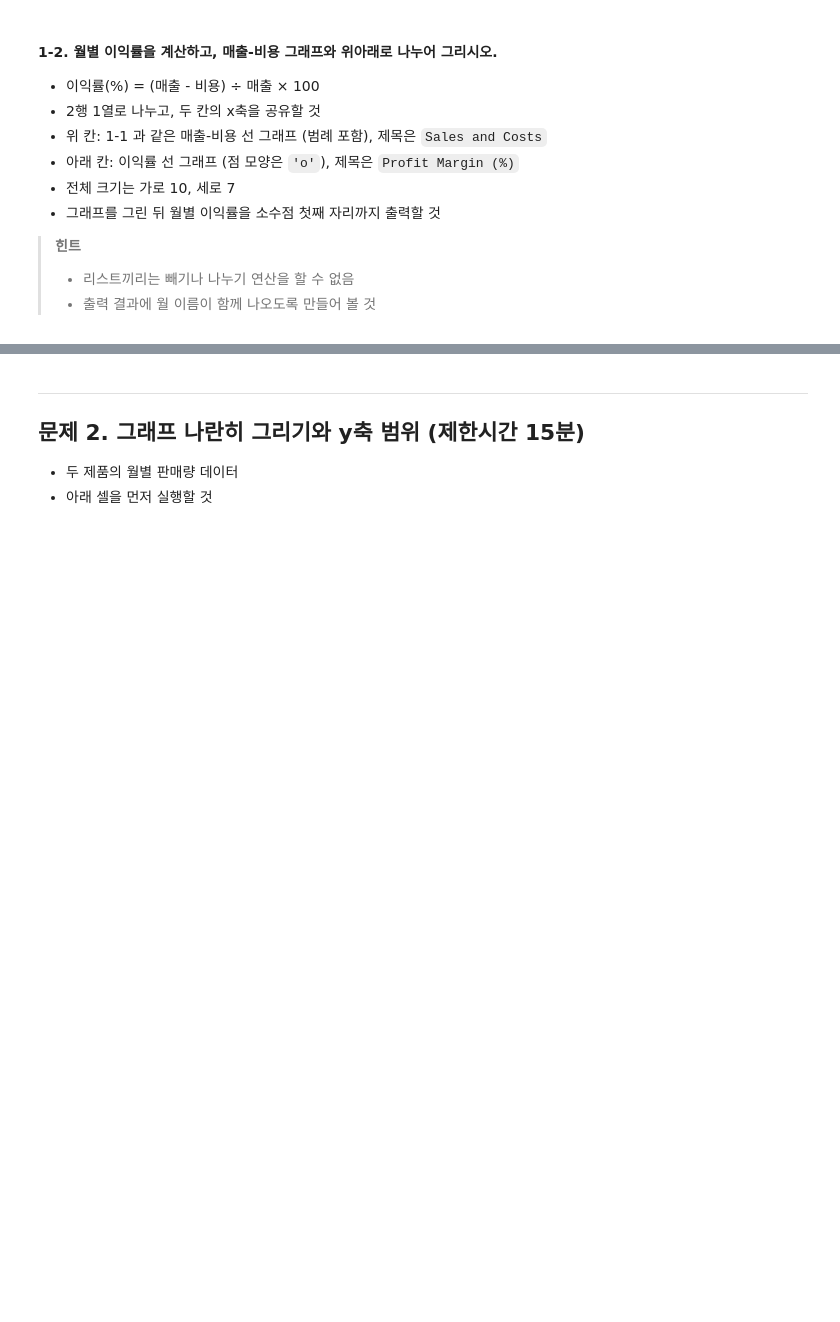
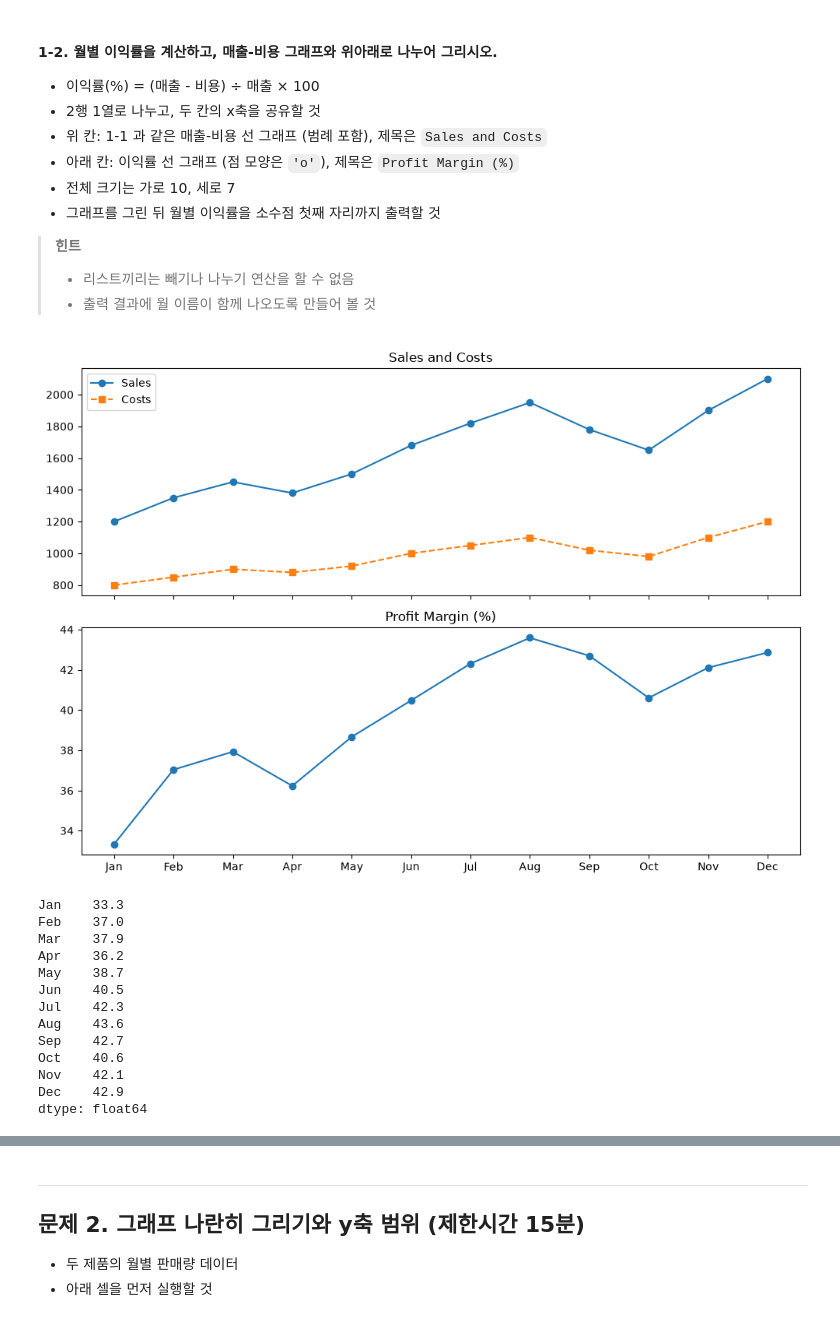
Before and after one commit to koreatechcheeseduck/BasicDataScience_2026-2, a Jupyter notebook: lec08-2_lab_visualization-1.ipynb, the cells around one changed output, grey strips where cells are left out. Drawn from its saved outputs; the diff is of its cells as text; code cells hidden in the pictures; blank space fills up the shorter version.

```diff
--- a/lec08-2_lab_visualization-1.ipynb
+++ b/lec08-2_lab_visualization-1.ipynb
@@ -86,3 +82,41 @@ costs  = [ 800,  850,  900,  880,  920, 1000, 1050, 1100, 1020,  980, 1100, 1200
+# %%
+# 이익률 계산
+sales_by_month = pd.Series(sales, index=months)
+costs_by_month = pd.Series(costs, index=months)
+profit_margin = (sales_by_month - costs_by_month) / sales_by_month * 100
+
+# 2행 1열 칸 만들기 (x축 공유)
+fig, axes = plt.subplots(2, 1, figsize=(10, 7), sharex=True)
+
+# 위 칸 - 매출과 비용
+axes[0].plot(months, sales, marker='o', label='Sales')
+axes[0].plot(months, costs, linestyle='--', marker='s', label='Costs')
+axes[0].set_title('Sales and Costs')
+axes[0].legend()
+
+# 아래 칸 - 이익률
+axes[1].plot(months, profit_margin, marker='o')
+axes[1].set_title('Profit Margin (%)')
+fig.tight_layout()
+plt.show()
+
+# 이익률 출력
+print(profit_margin.round(1))
+# %% [output]
+[figure, added]
+Jan    33.3
+Feb    37.0
+Mar    37.9
+Apr    36.2
+May    38.7
+Jun    40.5
+Jul    42.3
+Aug    43.6
+Sep    42.7
+Oct    40.6
+Nov    42.1
+Dec    42.9
+dtype: float64
 # %% [markdown]
 **기대 출력**
 
```
Also changed, not shown: parts of 22 cells of this notebook, 1 other file.
